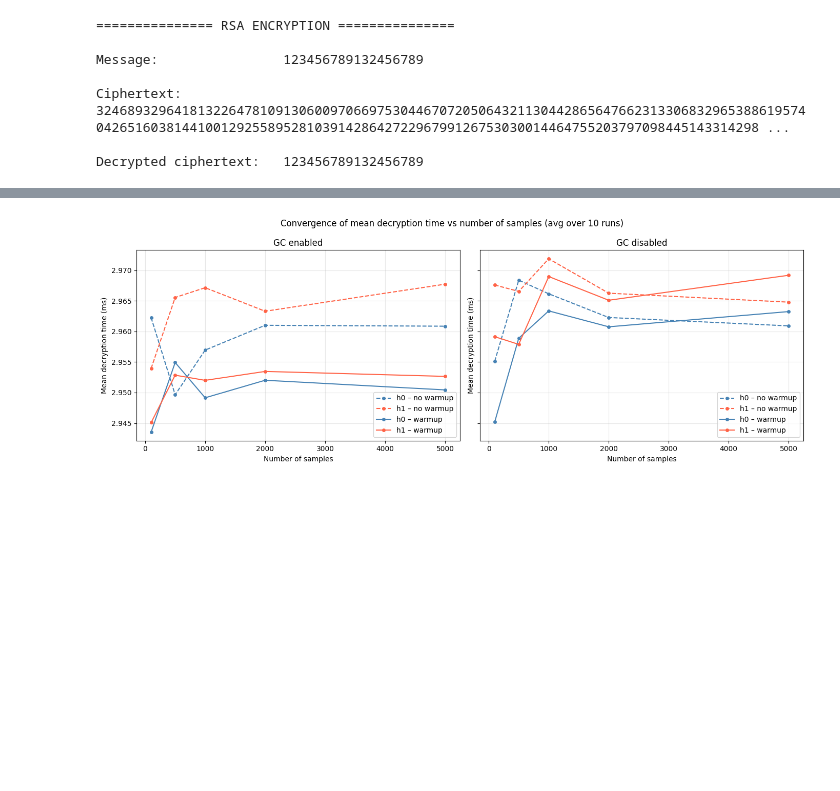
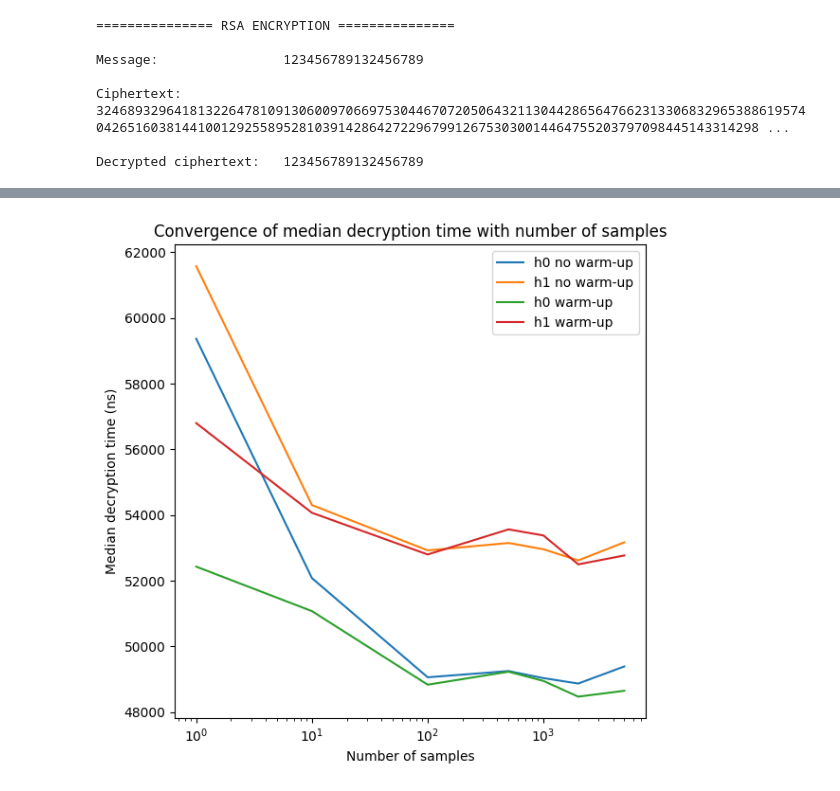
Before and after one commit to Arkanthara/advanced_security, a Jupyter notebook: code/rsa_timing_attack.ipynb, the cells around one changed output, grey strips where cells are left out. Saved outputs shown, nothing was run; the diff lists cells and outputs as text; code cells hidden in the pictures; blank space fills up the shorter version.

```diff
--- a/code/rsa_timing_attack.ipynb
+++ b/code/rsa_timing_attack.ipynb
@@ -652,8 +620,50 @@ def plot_convergence(
 
     plt.tight_layout()
     plt.show()
+# %%
+def plot_repetition_convergence(
+    RSA_instance: RSA,
+    d_h0: int,
+    d_h1: int,
+    sample_counts: list = [1, 10, 100, 500, 1000, 2000, 5000],
+    warmup_reps: int = 200,
+    n_runs: int = 10,
+):
+    h0_means_no_warmup = []
+    h1_means_no_warmup = []
+    h0_means_warmup = []
+    h1_means_warmup = []
+
+    for n in sample_counts:
+        tmp_h0_no_warmup = []
+        tmp_h1_no_warmup = []
+        tmp_h0_warmup = []
+        tmp_h1_warmup = []
+        for _ in range(n_runs):
+            tmp_h0_no_warmup.append(np.median(get_samples_stats(RSA_instance, d_h0, num_samples=n, warmup_reps=0)))
+            tmp_h1_no_warmup.append(np.median(get_samples_stats(RSA_instance, d_h1, num_samples=n, warmup_reps=0)))
+            tmp_h0_warmup.append(np.median(get_samples_stats(RSA_instance, d_h0, num_samples=n, warmup_reps=warmup_reps)))
+            tmp_h1_warmup.append(np.median(get_samples_stats(RSA_instance, d_h1, num_samples=n, warmup_reps=warmup_reps)))
+        h0_means_no_warmup.append(np.mean(tmp_h0_no_warmup))
+        h1_means_no_warmup.append(np.mean(tmp_h1_no_warmup))
+        h0_means_warmup.append(np.mean(tmp_h0_warmup))
+        h1_means_warmup.append(np.mean(tmp_h1_warmup))
+
+    plt.figure(figsize=(6, 6))
+    plt.plot(sample_counts, h0_means_no_warmup, label='h0 no warm-up')
+    plt.plot(sample_counts, h1_means_no_warmup, label='h1 no warm-up')
+    plt.plot(sample_counts, h0_means_warmup, label='h0 warm-up')
+    plt.plot(sample_counts, h1_means_warmup, label='h1 warm-up')
+    plt.xscale('log')
+    plt.xlabel('Number of samples')
+    plt.ylabel('Median decryption time (ns)')
+    plt.title('Convergence of median decryption time with number of samples')
+    plt.legend()
+
+    plt.tight_layout()
+    plt.show()
 # %%
-plot_convergence(RSA_instance, d_h0=h0_small_key, d_h1=h1_small_key)
+plot_repetition_convergence(RSA_instance, d_h0=h0_small_key, d_h1=h1_small_key)
 # %% [output]
-[figure, old version]
+[figure, new version]
 # %%
```
Also changed, not shown: parts of 23 cells of this notebook, 53 other files.
